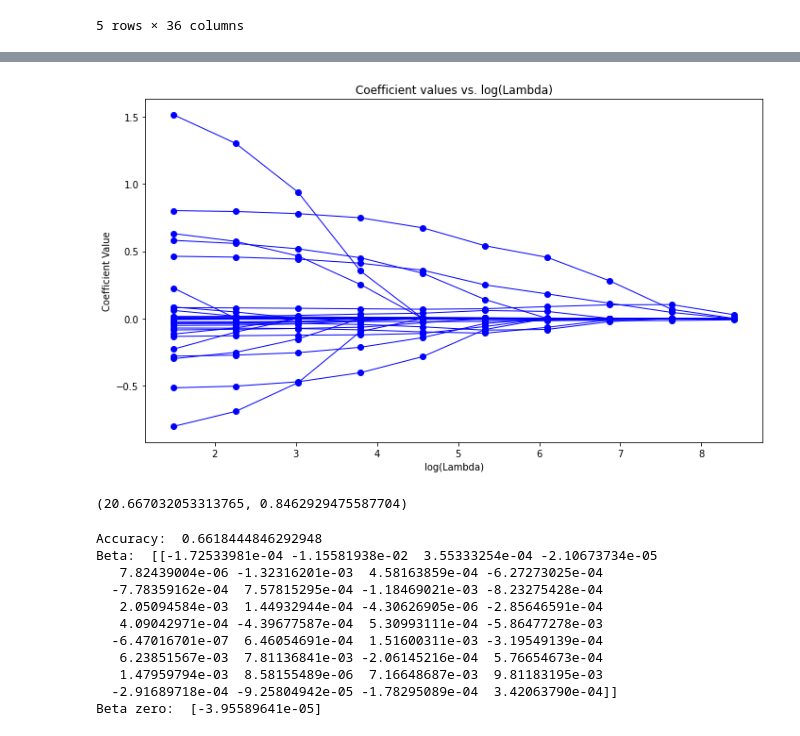
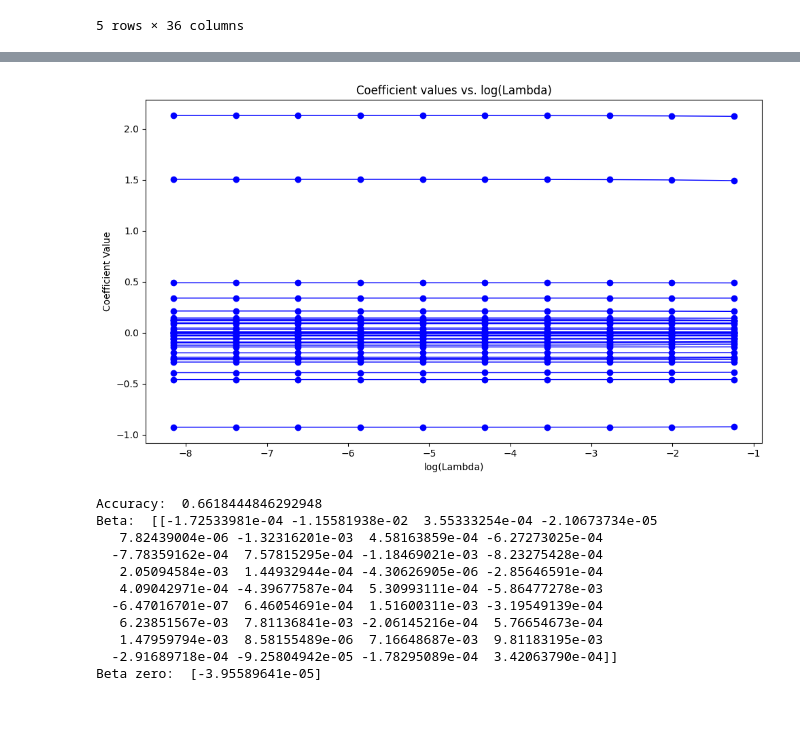
Before and after one commit to kwolny1/cyclic_coordinate_descent_algorithm, a Jupyter notebook: LogRegCCD_notebook.ipynb, the cells around one changed output, grey strips where cells are left out. Saved outputs shown, nothing was run; the diff lists cells and outputs as text; code cells hidden in the pictures.

```diff
--- a/LogRegCCD_notebook.ipynb
+++ b/LogRegCCD_notebook.ipynb
@@ -513,11 +486,7 @@ logRegCCD.plot_score(student_dropout_X, student_dropout_y, K=10, measure = accur
 # %%
-logRegCCD.plot_coeff(student_dropout_X, student_dropout_y, K=10)
+logRegCCD.plot_coeff()
 # %% [output]
-[figure, old version]
+[figure, new version]
-# %%
-logRegCCD.fit_optimize_lambda(student_dropout_X, student_dropout_y)
-# %% [output]
-(20.667032053313765, 0.8462929475587704)
 # %%
 clf = LogisticRegression(random_state=42, penalty='l1', solver='saga').fit(student_dropout_X, student_dropout_y)
 print("Accuracy: ", clf.score(student_dropout_X, student_dropout_y))
```
Also changed, not shown: parts of 19 cells of this notebook.
